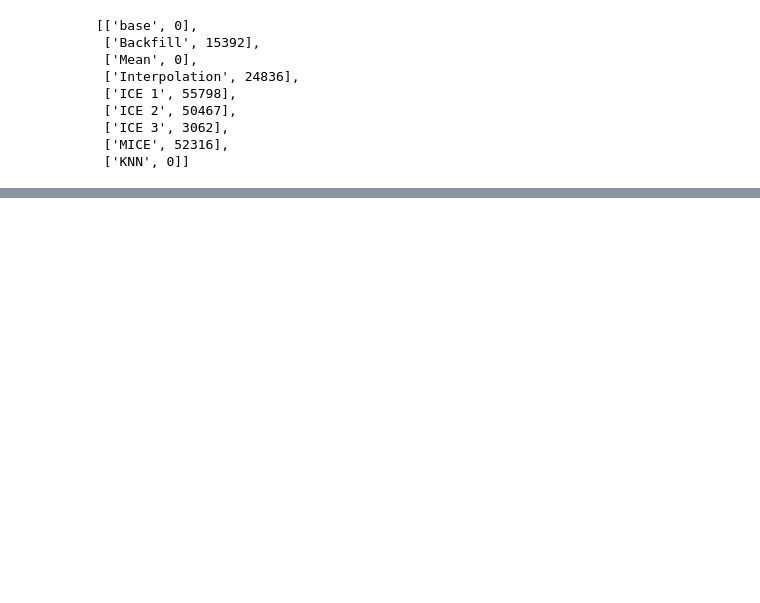
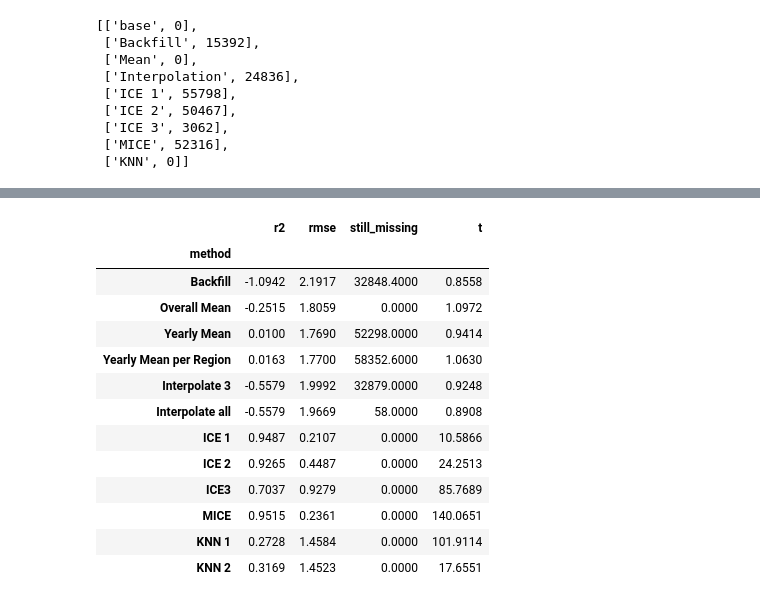
Before and after one commit to MarieFlatow/BA_weltbank, a Jupyter notebook: 06_evaluating_imputed_sets.ipynb, the cells around one changed output, grey strips where cells are left out. Drawn from its saved outputs; the diff is of its cells as text; code cells hidden in the pictures; blank space fills up the shorter version.

```diff
--- a/06_evaluating_imputed_sets.ipynb
+++ b/06_evaluating_imputed_sets.ipynb
@@ -132,0 +155,17 @@ plt.savefig('figures/density_phyicians')
+# %%
+sets['r1']
+# %% [output]
+|  | r2 | rmse | still_missing | t |
+| method |  |  |  |  |
+| Backfill | -1.0942 | 2.1917 | 32848.4000 | 0.8558 |
+| Overall Mean | -0.2515 | 1.8059 | 0.0000 | 1.0972 |
+| Yearly Mean | 0.0100 | 1.7690 | 52298.0000 | 0.9414 |
+| Yearly Mean per Region | 0.0163 | 1.7700 | 58352.6000 | 1.0630 |
+| Interpolate 3 | -0.5579 | 1.9992 | 32879.0000 | 0.9248 |
+| Interpolate all | -0.5579 | 1.9669 | 58.0000 | 0.8908 |
+| ICE 1 | 0.9487 | 0.2107 | 0.0000 | 10.5866 |
+| ICE 2 | 0.9265 | 0.4487 | 0.0000 | 24.2513 |
+| ICE3 | 0.7037 | 0.9279 | 0.0000 | 85.7689 |
+| MICE | 0.9515 | 0.2361 | 0.0000 | 140.0651 |
+| KNN 1 | 0.2728 | 1.4584 | 0.0000 | 101.9114 |
+| KNN 2 | 0.3169 | 1.4523 | 0.0000 | 17.6551 |
```
Also changed, not shown: parts of 8 cells of this notebook, 3 other files.
